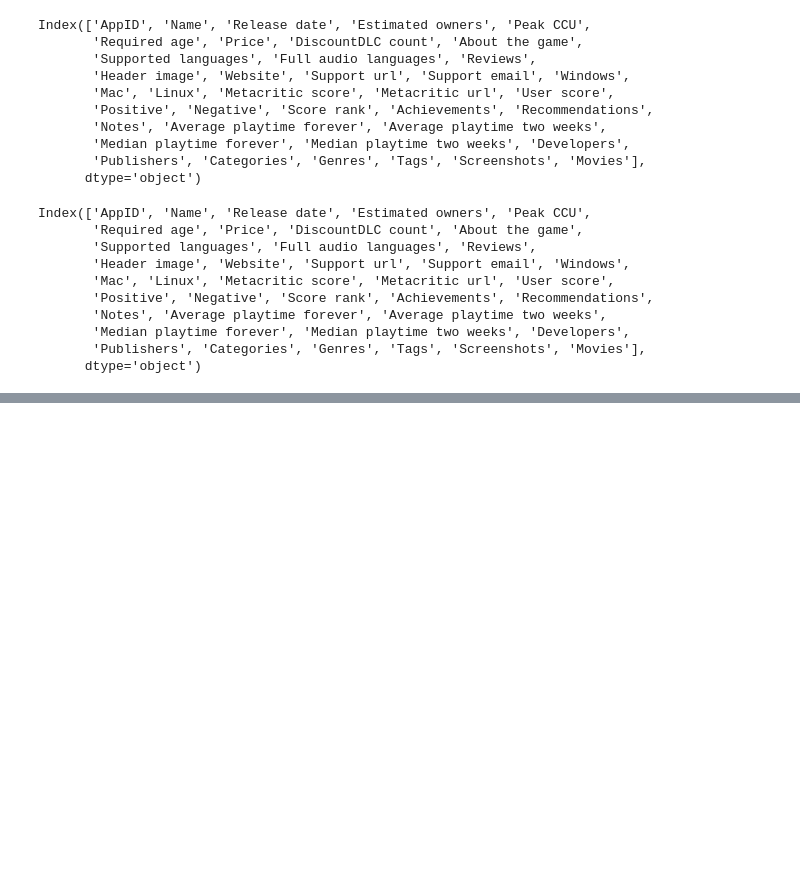
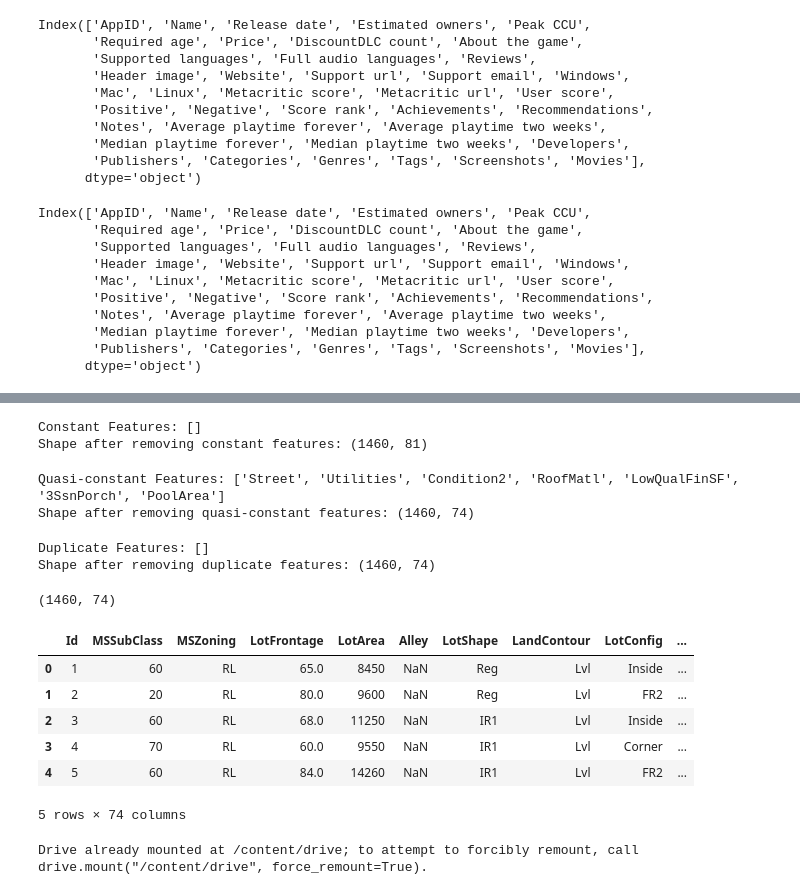
Before and after one commit to anushkamaisa/ML_LAB, a Jupyter notebook: MLPractice.ipynb, the cells around one changed output, grey strips where cells are left out. Cells and saved outputs as stored; diff of their text form; code cells hidden in the pictures; blank space fills up the shorter version.

```diff
--- a/MLPractice.ipynb
+++ b/MLPractice.ipynb
@@ -1097,0 +1105,4 @@ sns.heatmap(corrmat)
+# %%
+import pandas as pd
+df=pd.read_csv("/content/drive/MyDrive/ML/house_price_train (1).csv")
+print(df.head())
@@ -1097,0 +1151,52 @@ sns.heatmap(corrmat)
+# %%
+constant_features = [col for col in df.columns if df[col].nunique() == 1]
+print("\nConstant Features:", constant_features)
+df = df.drop(columns=constant_features)
+print("Shape after removing constant features:", df.shape)
+# %% [output]
+Constant Features: []
+Shape after removing constant features: (1460, 81)
+# %%
+threshold = 0.98
+quasi_constant_features = [
+    col for col in df.columns
+    if (df[col].value_counts(normalize=True).max() > threshold)
+]
+print("\nQuasi-constant Features:", quasi_constant_features)
+df = df.drop(columns=quasi_constant_features)
+print("Shape after removing quasi-constant features:", df.shape)
+# %% [output]
+Quasi-constant Features: ['Street', 'Utilities', 'Condition2', 'RoofMatl', 'LowQualFinSF', '3SsnPorch', 'PoolArea']
+Shape after removing quasi-constant features: (1460, 74)
+# %%
+duplicate_features = []
+cols = df.columns
+for i in range(len(cols)):
+    for j in range(i + 1, len(cols)):
+        if df[cols[i]].equals(df[cols[j]]):
+            duplicate_features.append(cols[j])
+print("\nDuplicate Features:", duplicate_features)
+df = df.drop(columns=duplicate_features)
+print("Shape after removing duplicate features:", df.shape)
+# %% [output]
+Duplicate Features: []
+Shape after removing duplicate features: (1460, 74)
+# %%
+df.shape
+# %% [output]
+(1460, 74)
+# %%
+df.head()
+# %% [output]
+|  | Id | MSSubClass | MSZoning | LotFrontage | LotArea | Alley | LotShape | LandContour | LotConfig | ... |
+| 0 | 1 | 60 | RL | 65.0 | 8450 | NaN | Reg | Lvl | Inside | ... |
+| 1 | 2 | 20 | RL | 80.0 | 9600 | NaN | Reg | Lvl | FR2 | ... |
+| 2 | 3 | 60 | RL | 68.0 | 11250 | NaN | IR1 | Lvl | Inside | ... |
+| 3 | 4 | 70 | RL | 60.0 | 9550 | NaN | IR1 | Lvl | Corner | ... |
+| 4 | 5 | 60 | RL | 84.0 | 14260 | NaN | IR1 | Lvl | FR2 | ... |
+5 rows × 74 columns
+# %%
+from google.colab import drive
+drive.mount('/content/drive')
+# %% [output]
+Drive already mounted at /content/drive; to attempt to forcibly remount, call drive.mount("/content/drive", force_remount=True).
```
Also changed, not shown: parts of 16 cells of this notebook.
